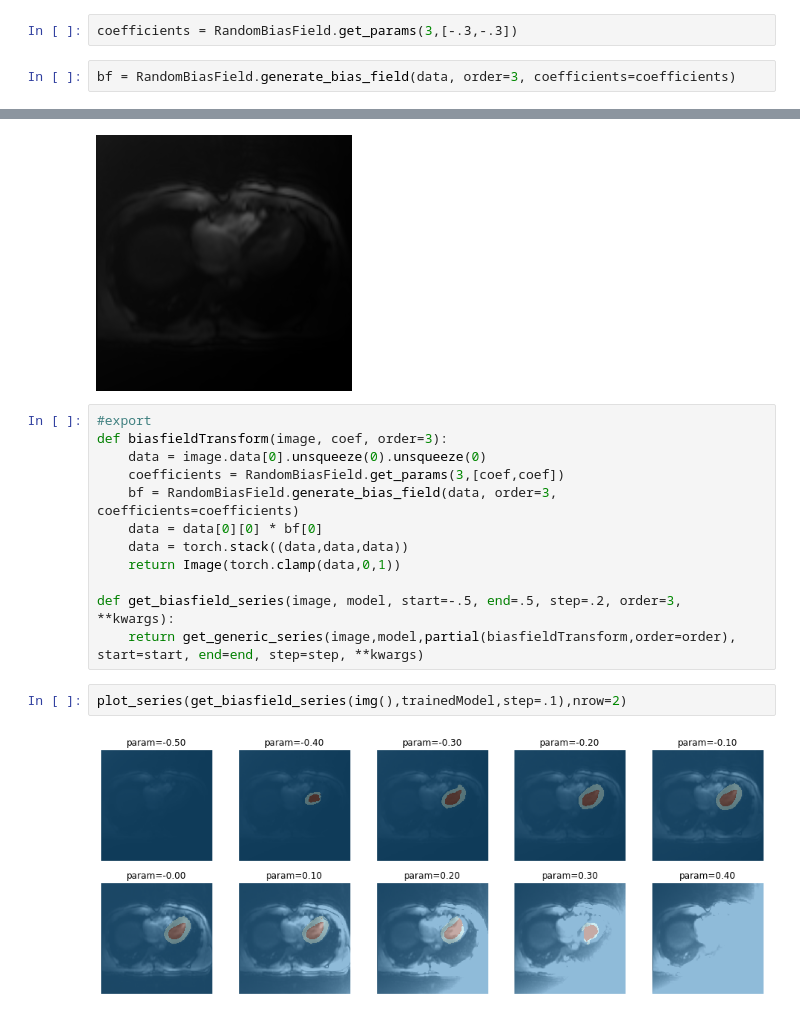
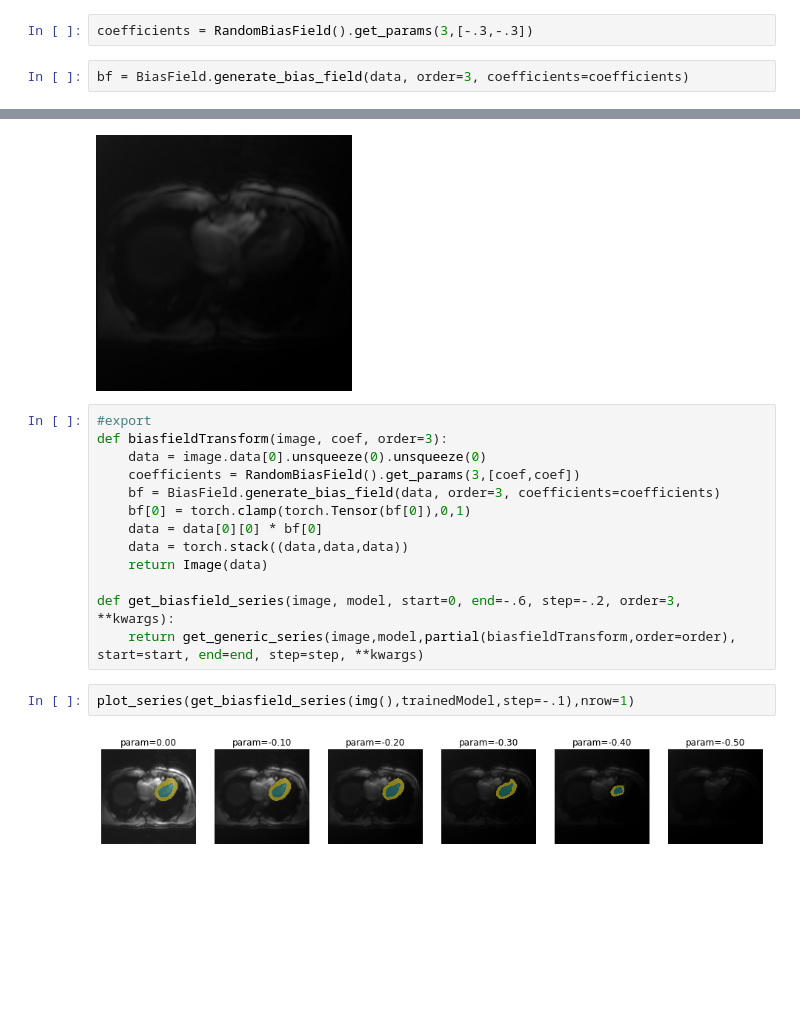
Before and after one commit to chfc-cmi/misas, a Jupyter notebook: 04_mr_artifacts.ipynb, the cells around one changed output, grey strips where cells are left out. Cells and saved outputs as stored; diff of their text form; blank space fills up the shorter version.

Commit message:
Fix bias field artifact and update torchio compatibility

```diff
--- a/04_mr_artifacts.ipynb
+++ b/04_mr_artifacts.ipynb
@@ -128,6 +128,6 @@ from torchio import RandomBiasField
 # %%
 data = img().data[0].unsqueeze(0).unsqueeze(0)
 # %%
-coefficients = RandomBiasField.get_params(3,[-.3,-.3])
+coefficients = RandomBiasField().get_params(3,[-.3,-.3])
 # %%
-bf = RandomBiasField.generate_bias_field(data, order=3, coefficients=coefficients)
+bf = BiasField.generate_bias_field(data, order=3, coefficients=coefficients)
@@ -146,17 +150,18 @@ Image(result.clamp(0,1))
 #export
 def biasfieldTransform(image, coef, order=3):
     data = image.data[0].unsqueeze(0).unsqueeze(0)
-    coefficients = RandomBiasField.get_params(3,[coef,coef])
-    bf = RandomBiasField.generate_bias_field(data, order=3, coefficients=coefficients)
+    coefficients = RandomBiasField().get_params(3,[coef,coef])
+    bf = BiasField.generate_bias_field(data, order=3, coefficients=coefficients)
+    bf[0] = torch.clamp(torch.Tensor(bf[0]),0,1)
     data = data[0][0] * bf[0]
     data = torch.stack((data,data,data))
-    return Image(torch.clamp(data,0,1))
+    return Image(data)
 
-def get_biasfield_series(image, model, start=-.5, end=.5, step=.2, order=3, **kwargs):
+def get_biasfield_series(image, model, start=0, end=-.6, step=-.2, order=3, **kwargs):
     return get_generic_series(image,model,partial(biasfieldTransform,order=order), start=start, end=end, step=step, **kwargs)
 # %%
-plot_series(get_biasfield_series(img(),trainedModel,step=.1),nrow=2)
+plot_series(get_biasfield_series(img(),trainedModel,step=-.1),nrow=1)
 # %% [output]
-[figure, old version]
+[figure, new version]
 # %%
 #export
```
Also changed, not shown: parts of 10 cells of this notebook.
